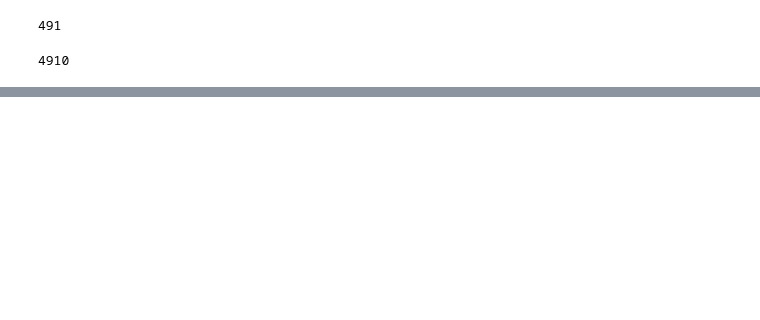
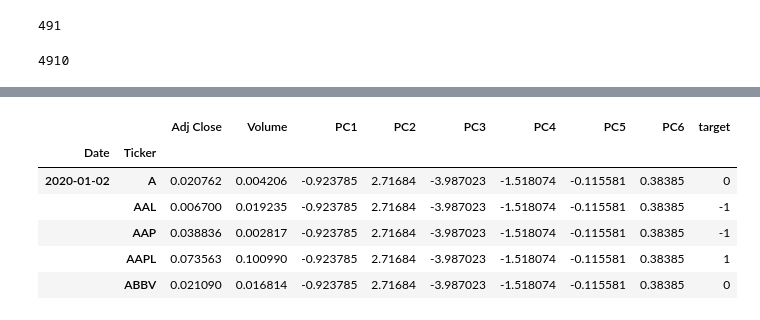
Before and after one commit to sausterm/MLEND-Capstone-Project, a Jupyter notebook: deep-ar-indicators.ipynb, the cells around one changed output, grey strips where cells are left out. Cells and saved outputs as stored; diff of their text form; code cells hidden in the pictures; blank space fills up the shorter version.

```diff
--- a/deep-ar-indicators.ipynb
+++ b/deep-ar-indicators.ipynb
@@ -181,0 +308,12 @@ See the caveats in the documentation: http://pandas.pydata.org/pandas-docs/stabl
+# %%
+test_df = pd.read_csv('stock_test_data.csv',parse_dates=True, index_col=[0,1])
+# %%
+test_df.head()
+# %% [output]
+|  |  | Adj Close | Volume | PC1 | PC2 | PC3 | PC4 | PC5 | PC6 | target |
+| Date | Ticker |  |  |  |  |  |  |  |  |  |
+| 2020-01-02 | A | 0.020762 | 0.004206 | -0.923785 | 2.71684 | -3.987023 | -1.518074 | -0.115581 | 0.38385 | 0 |
+|  | AAL | 0.006700 | 0.019235 | -0.923785 | 2.71684 | -3.987023 | -1.518074 | -0.115581 | 0.38385 | -1 |
+|  | AAP | 0.038836 | 0.002817 | -0.923785 | 2.71684 | -3.987023 | -1.518074 | -0.115581 | 0.38385 | -1 |
+|  | AAPL | 0.073563 | 0.100990 | -0.923785 | 2.71684 | -3.987023 | -1.518074 | -0.115581 | 0.38385 | 1 |
+|  | ABBV | 0.021090 | 0.016814 | -0.923785 | 2.71684 | -3.987023 | -1.518074 | -0.115581 | 0.38385 | 0 |
```
Also changed, not shown: parts of 27 cells of this notebook, 4 other files.
